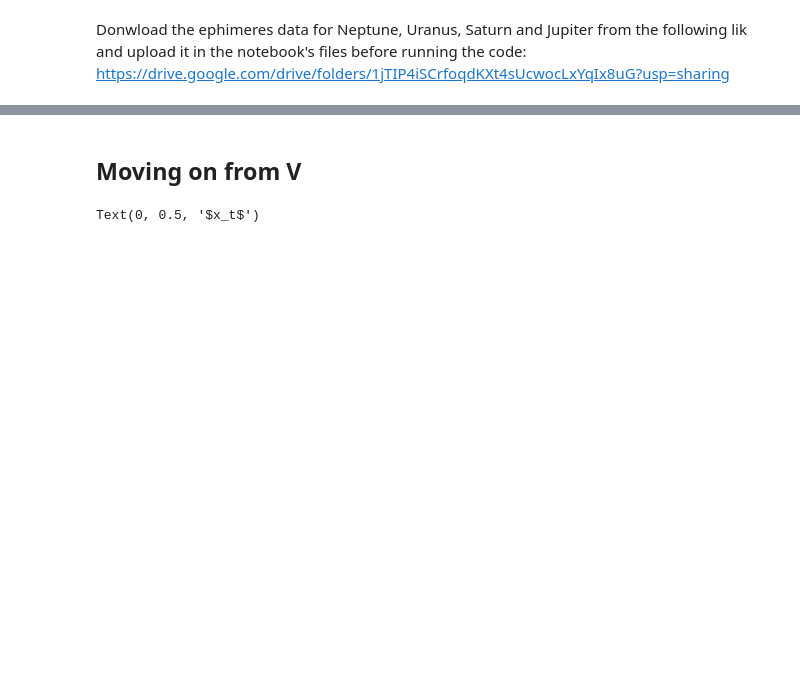
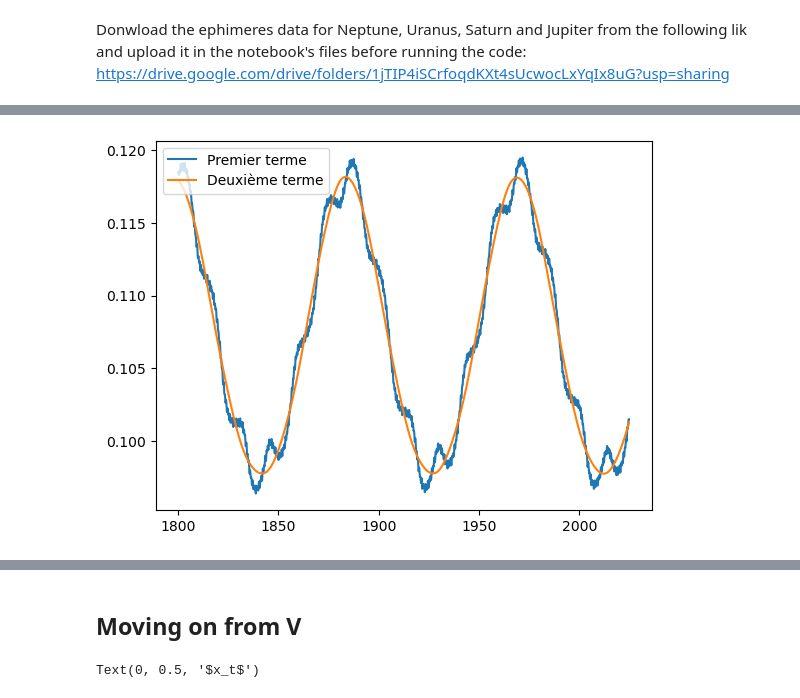
Before and after one commit to BETRU21/PhysNum, a Jupyter notebook: projet/AnalyseVerrier/Neptune_Motion.ipynb, the cells around one changed output, grey strips where cells are left out. Drawn from its saved outputs; the diff is of its cells as text; code cells hidden in the pictures; blank space fills up the shorter version.

```diff
--- a/projet/AnalyseVerrier/Neptune_Motion.ipynb
+++ b/projet/AnalyseVerrier/Neptune_Motion.ipynb
@@ -436,0 +138,20 @@ plt.legend(loc="upper left")
+# %%
+# On prend les coordonnées du premier terme de V2
+V21x,V21y,V21z=V2_1.T
+Vr_magg=((V21x)**2+(V21y)**2+(V21z)**2)**(1/2)
+plt.plot(Time,Vr_magg,label="Premier terme")
+
+# On prend les coordonnées du deuxième terme de V2
+V22x,V22y,V22z=V2_2.T
+Vr_maggg=((V22x)**2+(V22y)**2+(V22z)**2)**(1/2)
+plt.plot(Time,Vr_maggg,label="Deuxième terme")
+
+# On prend les coordonnées du troisième terme de V2
+V23x,V23y,V23z=V2_3.T
+Vr_magggg=((V23x)**2+(V23y)**2+(V23z)**2)**(1/2)
+# plt.plot(Time,Vr_magggg,label="Terms with Jupiter and Saturn")
+
+plt.legend(loc="upper left")
+plt.show()
+# %% [output]
+[figure, added]
```
Also changed, not shown: parts of 45 cells of this notebook, 4 other files.
